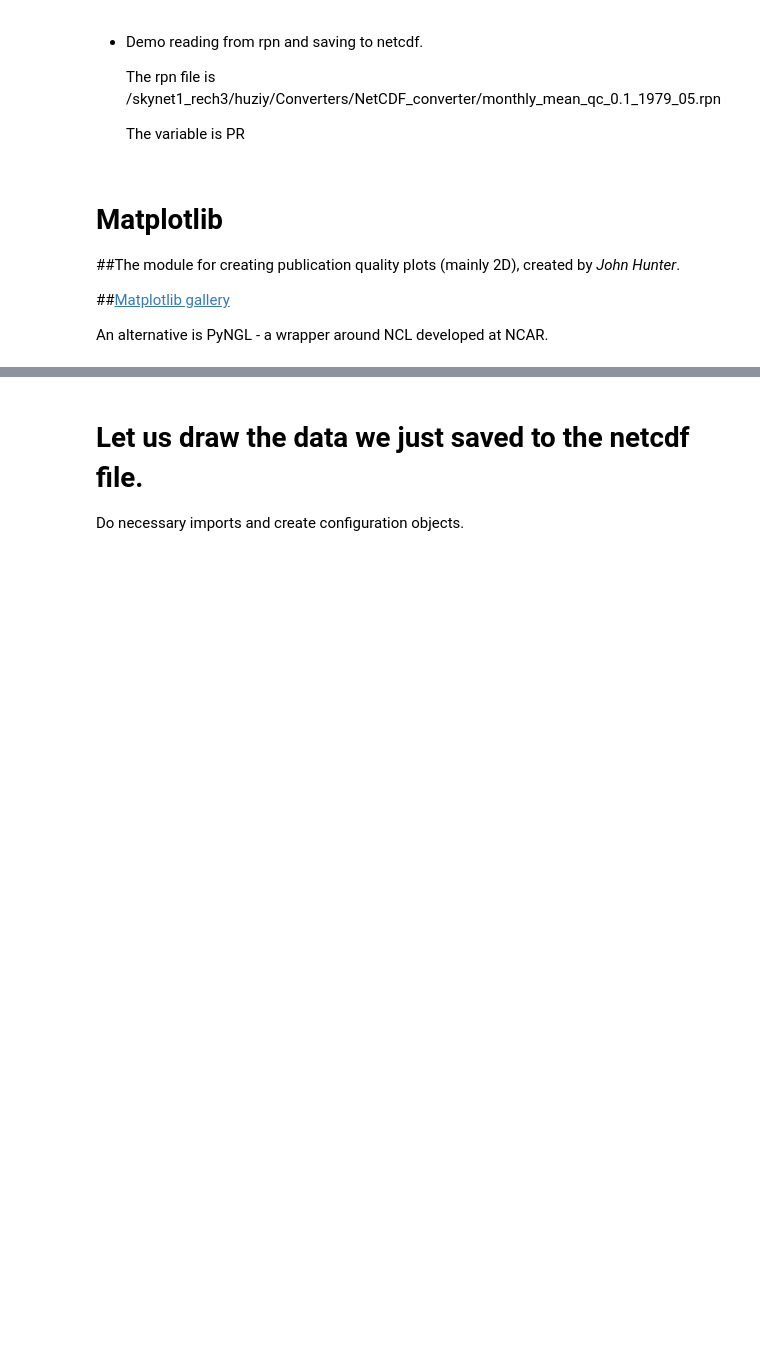
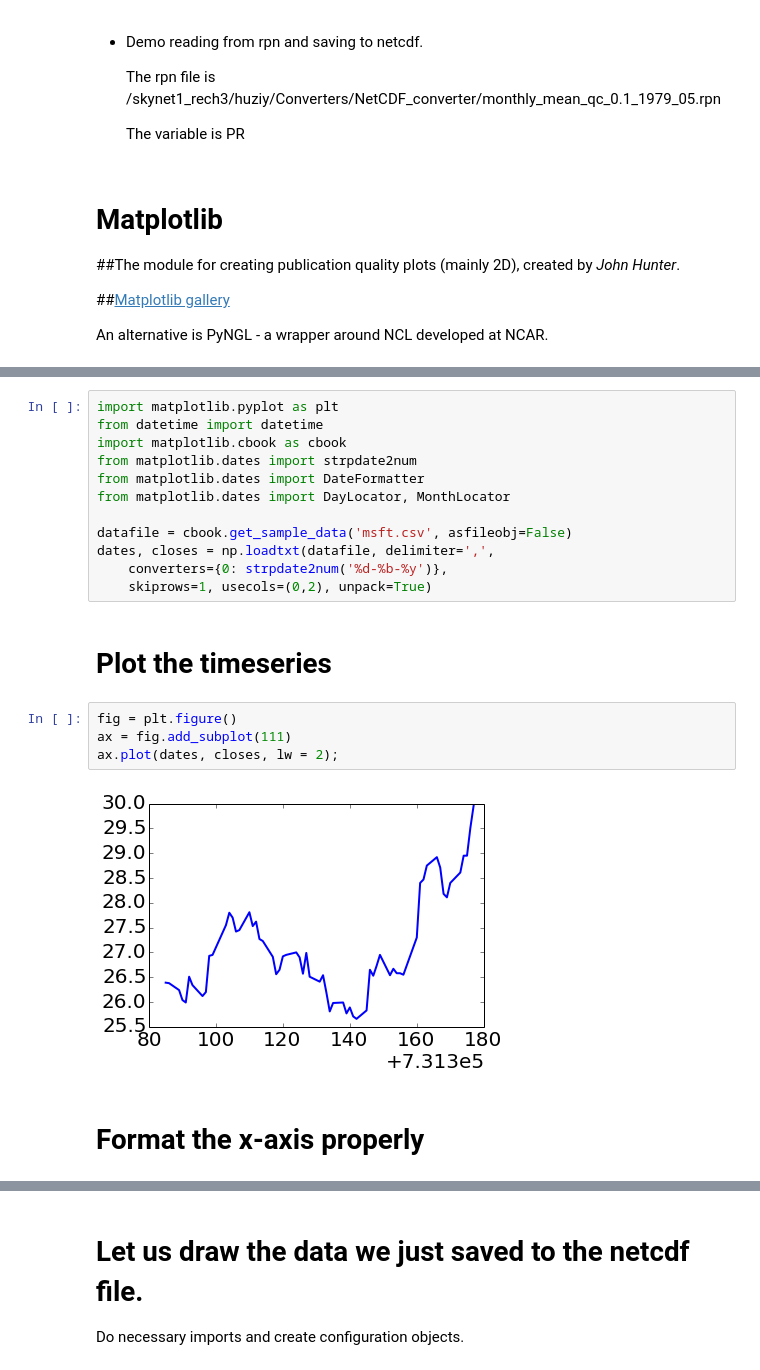
Before and after one commit to guziy/guziy.github.io, a Jupyter notebook: CNRCWP_student_workshop_2013-12-17/Python_CNRCWP_tutorial.ipynb, the cells around one changed output, grey strips where cells are left out. Cells and saved outputs as stored; diff of their text form; blank space fills up the shorter version.

```diff
--- a/CNRCWP_student_workshop_2013-12-17/Python_CNRCWP_tutorial.ipynb
+++ b/CNRCWP_student_workshop_2013-12-17/Python_CNRCWP_tutorial.ipynb
@@ -744,0 +744,24 @@ An alternative is PyNGL - a wrapper around NCL developed at NCAR.
+# %%
+import matplotlib.pyplot as plt
+from datetime import datetime
+import matplotlib.cbook as cbook
+from matplotlib.dates import strpdate2num
+from matplotlib.dates import DateFormatter
+from matplotlib.dates import DayLocator, MonthLocator
+
+datafile = cbook.get_sample_data('msft.csv', asfileobj=False)
+dates, closes = np.loadtxt(datafile, delimiter=',',
+    converters={0: strpdate2num('%d-%b-%y')},
+    skiprows=1, usecols=(0,2), unpack=True)
+# %% [markdown]
+Plot the timeseries
+===================
+# %%
+fig = plt.figure()
+ax = fig.add_subplot(111)
+ax.plot(dates, closes, lw = 2);
+# %% [output]
+[figure, added]
+# %% [markdown]
+Format the x-axis properly
+====
```
Also changed, not shown: parts of 54 cells of this notebook, 1 other file.
